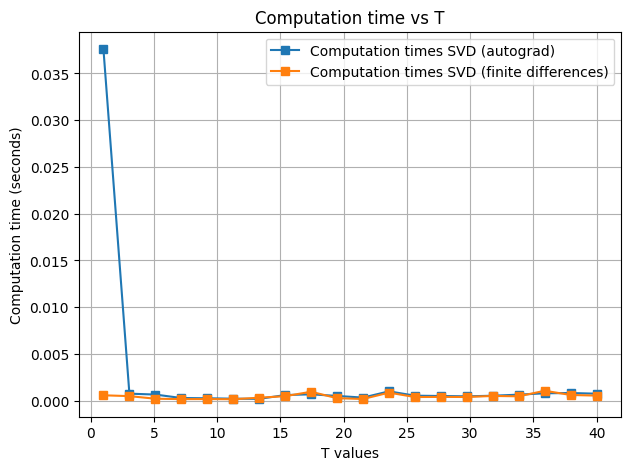
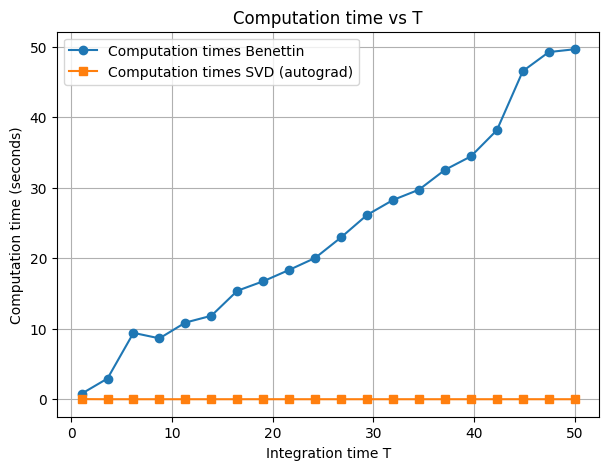
Unified diff of the notebook cell whose output changed from the first chart to the second:
--- before
+++ after
@@ -1,10 +1,10 @@
 plt.figure(figsize=(7, 5))
 
-# plt.plot(T_values, times_qr, 'o-', label="Computation times Benettin")
+plt.plot(T_values, times_qr, 'o-', label="Computation times Benettin")
 plt.plot(T_values, times_svd, 's-', label="Computation times SVD (autograd)")
-plt.plot(T_values, times_svd_fd, 's-', label="Computation times SVD (finite differences)")
+# plt.plot(T_values, times_svd_fd, 's-', label="Computation times SVD (finite differences)")
 
 
-plt.xlabel('T values')
+plt.xlabel('Integration time T')
 plt.ylabel('Computation time (seconds)')
 plt.title('Computation time vs T')

Commit: input sensitivity analysis and corrections